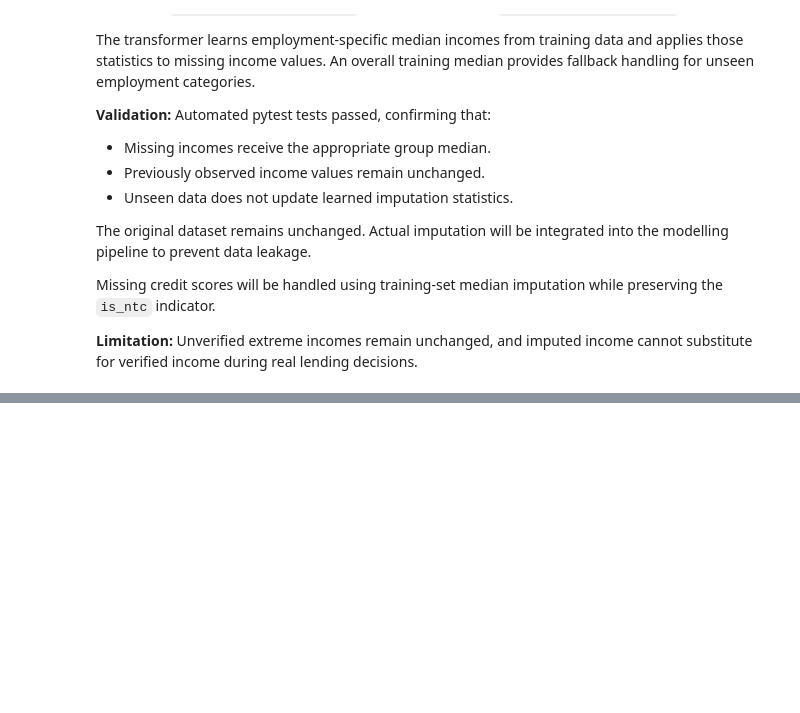
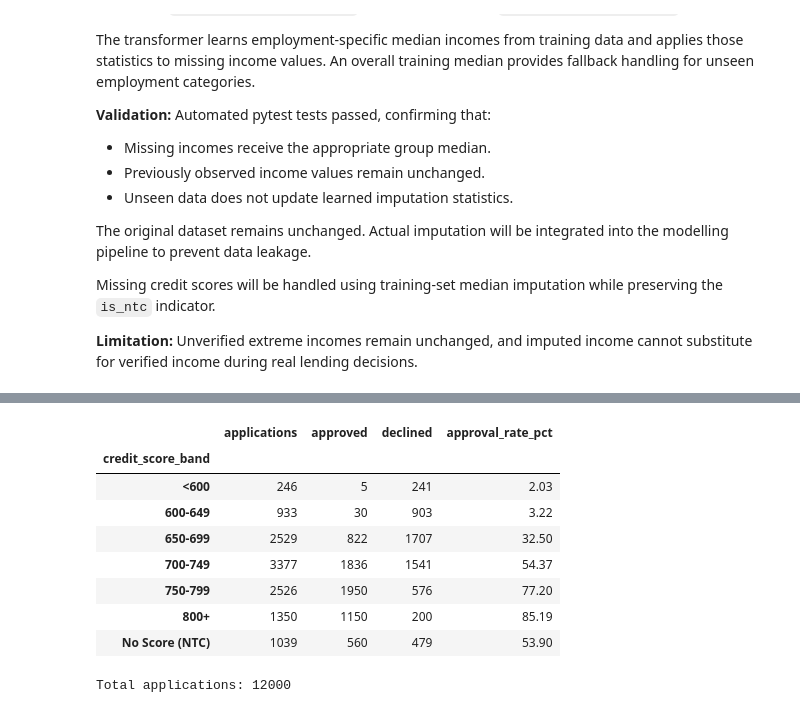
Before and after one commit to harshithkatta04-blip/credit-prescreening-ml, a Jupyter notebook: notebooks/01_credit_prescreening.ipynb, the cells around one changed output, grey strips where cells are left out. Cells and saved outputs as stored; diff of their text form; code cells hidden in the pictures; blank space fills up the shorter version.

Commit message:
docs: update credit pre-screening analysis notebook

```diff
--- a/notebooks/01_credit_prescreening.ipynb
+++ b/notebooks/01_credit_prescreening.ipynb
@@ -1279,0 +1290,58 @@ Missing credit scores will be handled using training-set median imputation while
+# %%
+
+import pandas as pd
+
+# Work from original observed values to avoid imputation bias
+df_52 = df_raw.copy()
+
+score_bins = [-float("inf"), 600, 650, 700, 750, 800, float("inf")]
+score_labels = [
+    "<600",
+    "600-649",
+    "650-699",
+    "700-749",
+    "750-799",
+    "800+"
+]
+
+df_52["credit_score_band"] = pd.cut(
+    df_52["credit_score"],
+    bins=score_bins,
+    labels=score_labels,
+    right=False
+)
+
+df_52["credit_score_band"] = (
+    df_52["credit_score_band"]
+    .cat.add_categories(["No Score (NTC)"])
+    .fillna("No Score (NTC)")
+)
+
+score_summary = (
+    df_52.groupby("credit_score_band", observed=True)
+    .agg(
+        applications=("decision", "size"),
+        approved=("decision", lambda x: (x == "Approved").sum()),
+        declined=("decision", lambda x: (x == "Declined").sum())
+    )
+)
+
+score_summary["approval_rate_pct"] = (
+    score_summary["approved"]
+    / score_summary["applications"] * 100
+).round(2)
+
+display(score_summary)
+
+print("Total applications:", score_summary["applications"].sum())
+# %% [output]
+|  | applications | approved | declined | approval_rate_pct |
+| credit_score_band |  |  |  |  |
+| <600 | 246 | 5 | 241 | 2.03 |
+| 600-649 | 933 | 30 | 903 | 3.22 |
+| 650-699 | 2529 | 822 | 1707 | 32.50 |
+| 700-749 | 3377 | 1836 | 1541 | 54.37 |
+| 750-799 | 2526 | 1950 | 576 | 77.20 |
+| 800+ | 1350 | 1150 | 200 | 85.19 |
+| No Score (NTC) | 1039 | 560 | 479 | 53.90 |
+Total applications: 12000
```
Also changed, not shown: parts of 1 cell of this notebook.
